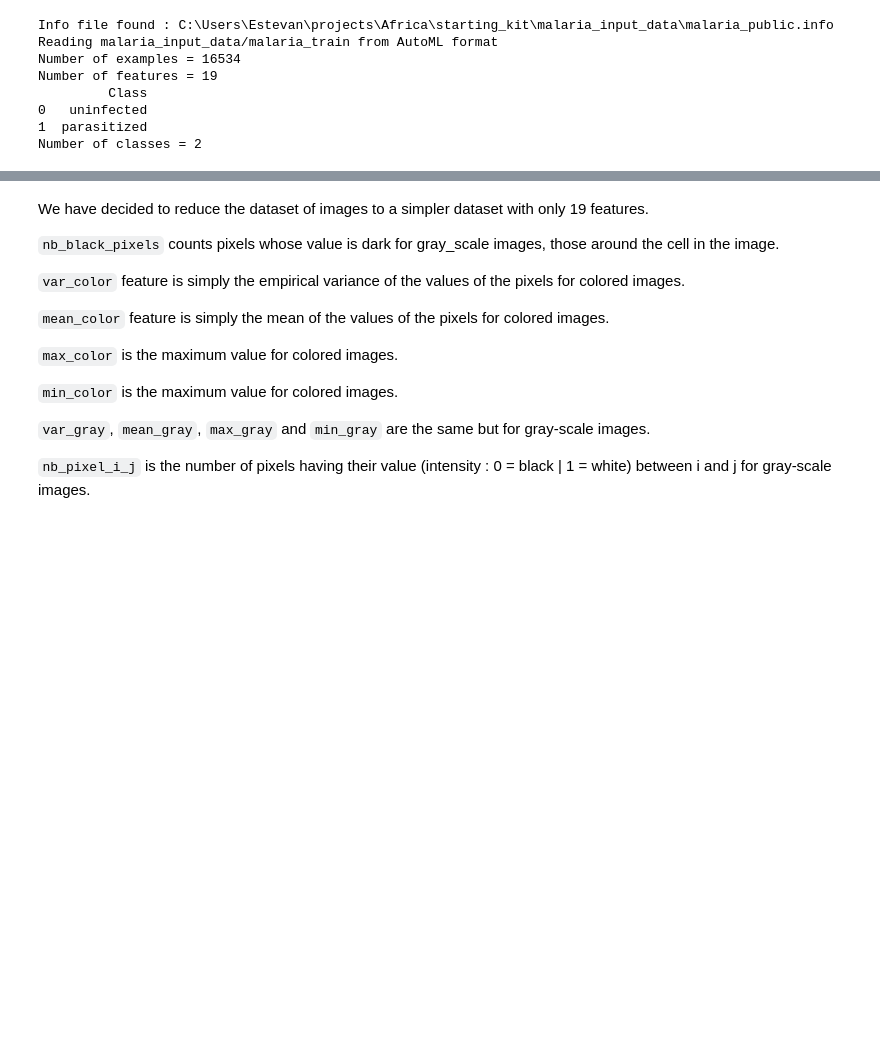
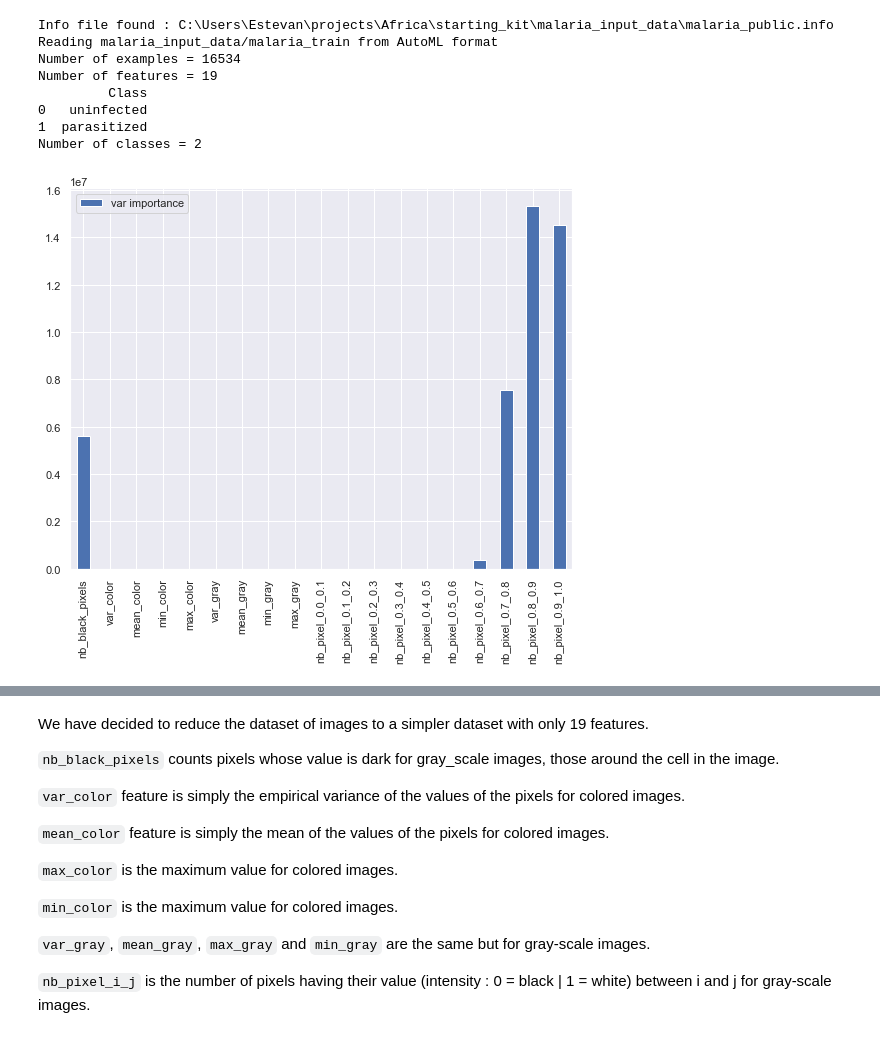
Before and after one commit to LE10EENFAIT/Africa, a Jupyter notebook: starting_kit/README_{Pre-processing}.ipynb, the cells around one changed output, grey strips where cells are left out. Drawn from its saved outputs; the diff is of its cells as text; code cells hidden in the pictures; blank space fills up the shorter version.

```diff
--- a/starting_kit/README_{Pre-processing}.ipynb
+++ b/starting_kit/README_{Pre-processing}.ipynb
@@ -155,3 +155,9 @@ Number of features = 19
 0   uninfected
 1  parasitized
 Number of classes = 2
+# %%
+feature_var = pd.DataFrame(data.var(),index= list(data)[:19],columns=['var importance'])
+feature_var.plot.bar(figsize=(9,7))
+plt.show()
+# %% [output]
+[figure, added]
```
Also changed, not shown: parts of 26 cells of this notebook.
